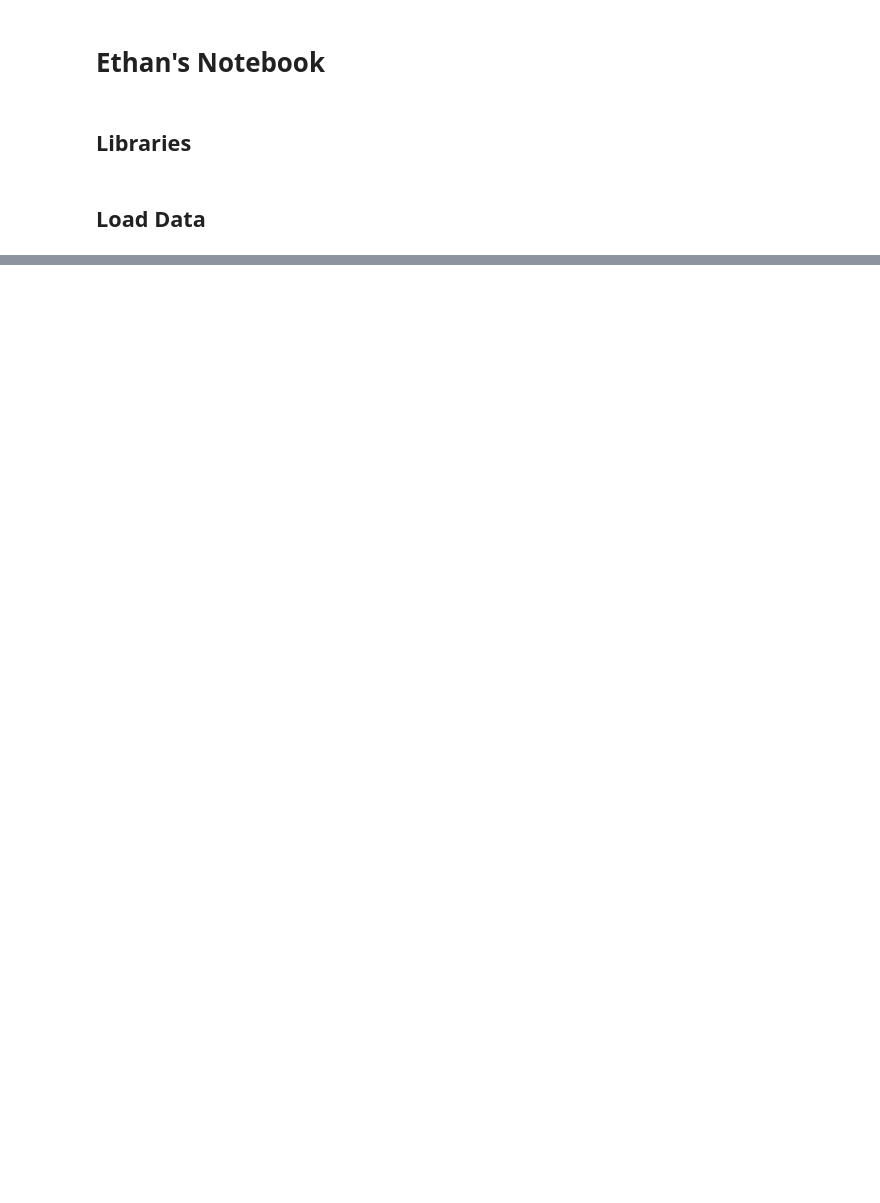
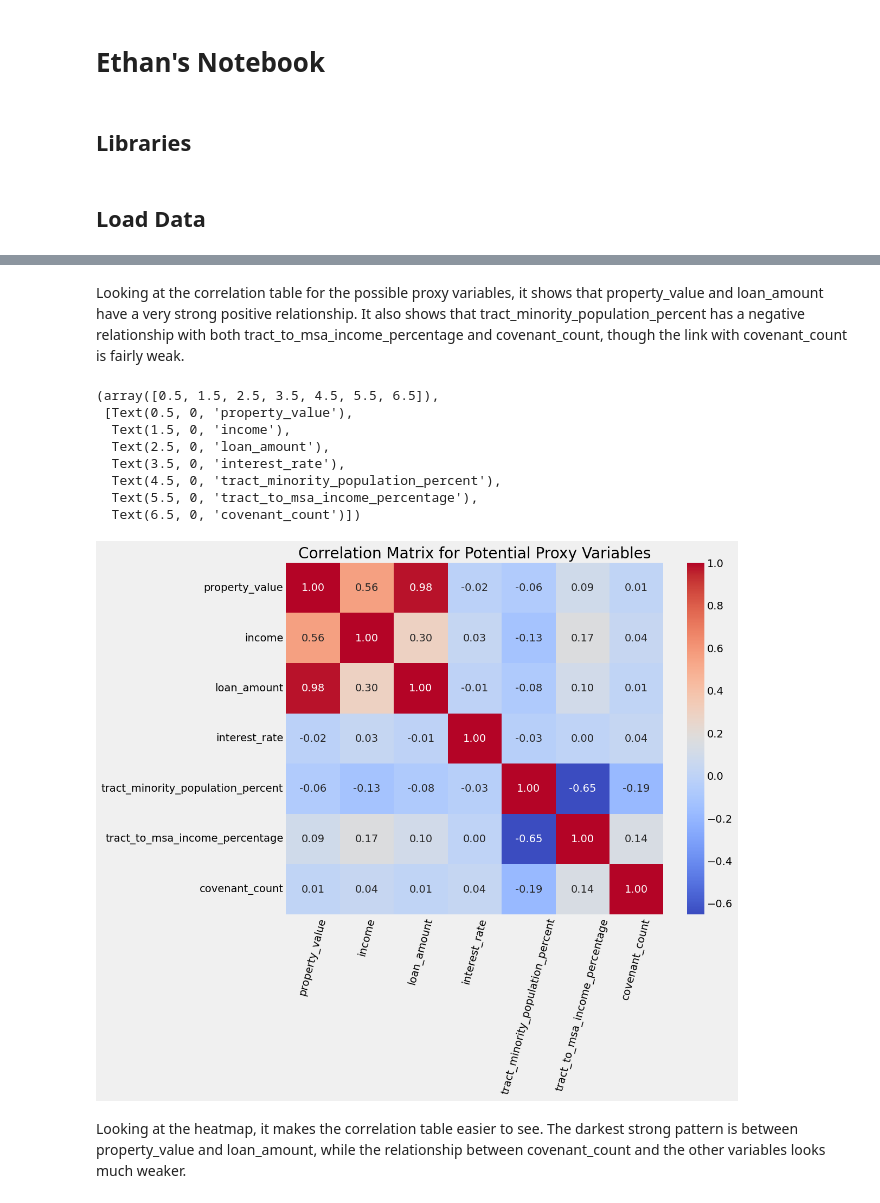
Before and after one commit to EthanStanks/DATA6550-HOUSING-BIAS, a Jupyter notebook: code/Ethan_Sandbox.ipynb, the cells around one changed output, grey strips where cells are left out. Saved outputs shown, nothing was run; the diff lists cells and outputs as text; code cells hidden in the pictures; blank space fills up the shorter version.

```diff
--- a/code/Ethan_Sandbox.ipynb
+++ b/code/Ethan_Sandbox.ipynb
@@ -43,0 +212,8 @@ memory usage: 10.1+ MB
+# %%
+proxy_vars = [
+    'property_value', 'income', 'loan_amount',
+    'interest_rate', 'tract_minority_population_percent',
+    'tract_to_msa_income_percentage', 'covenant_count'
+]
+corr_df = df_hennepin[proxy_vars].corr()
+display(corr_df)
@@ -43,0 +229,19 @@ memory usage: 10.1+ MB
+# %% [markdown]
+Looking at the correlation table for the possible proxy variables, it shows that property_value and loan_amount have a very strong positive relationship. It also shows that tract_minority_population_percent has a negative relationship with both tract_to_msa_income_percentage and covenant_count, though the link with covenant_count is fairly weak.
+# %%
+plt.figure(figsize=(10, 8))
+sns.heatmap(corr_df, annot = True, cmap= 'coolwarm', fmt ='.2f')
+plt.title('Correlation Matrix for Potential Proxy Variables')
+plt.xticks(rotation=75)
+# %% [output]
+(array([0.5, 1.5, 2.5, 3.5, 4.5, 5.5, 6.5]),
+ [Text(0.5, 0, 'property_value'),
+  Text(1.5, 0, 'income'),
+  Text(2.5, 0, 'loan_amount'),
+  Text(3.5, 0, 'interest_rate'),
+  Text(4.5, 0, 'tract_minority_population_percent'),
+  Text(5.5, 0, 'tract_to_msa_income_percentage'),
+  Text(6.5, 0, 'covenant_count')])
+[figure, added]
+# %% [markdown]
+Looking at the heatmap, it makes the correlation table easier to see. The darkest strong pattern is between property_value and loan_amount, while the relationship between covenant_count and the other variables looks much weaker.
```
Also changed, not shown: parts of 107 cells of this notebook.
